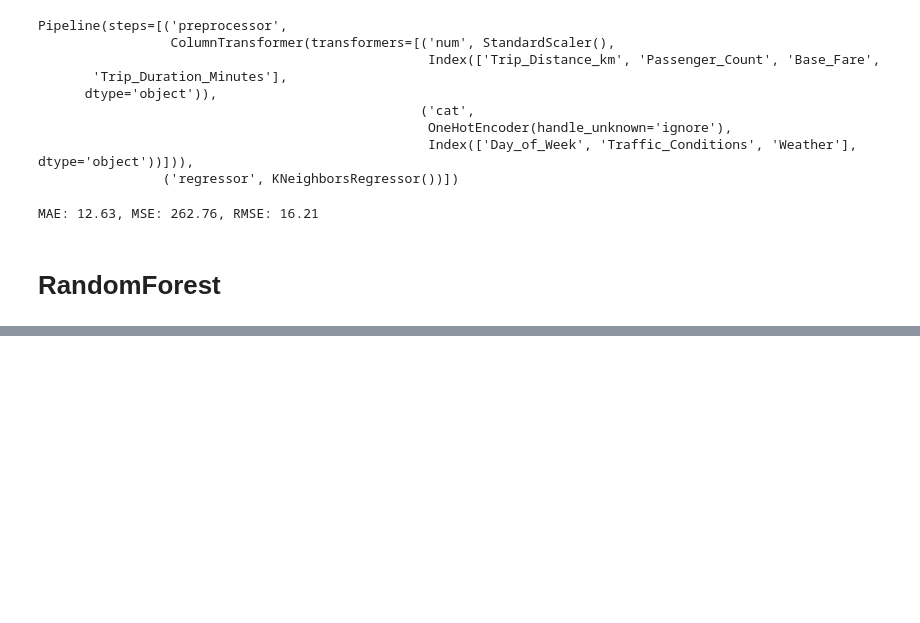
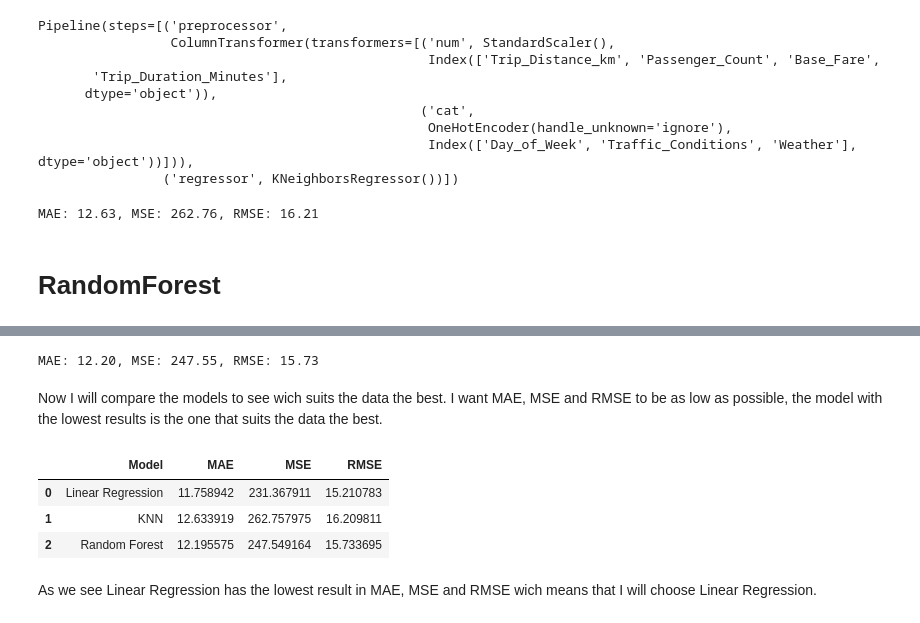
Before and after one commit to norelindkvist-debug/taxi-prediction-fullstack-nore, a Jupyter notebook: src/taxipred/model_development/model_dev.ipynb, the cells around one changed output, grey strips where cells are left out. Drawn from its saved outputs; the diff is of its cells as text; code cells hidden in the pictures; blank space fills up the shorter version.

Commit message:
I have chose a model now, I chose Linear Regression

```diff
--- a/src/taxipred/model_development/model_dev.ipynb
+++ b/src/taxipred/model_development/model_dev.ipynb
@@ -181,3 +181,5 @@ rf_model = Pipeline(steps=[
         random_state=42
     ))
 ])
+# %%
+rf_model.fit(X_train, y_train)
@@ -183,0 +197,28 @@ rf_model = Pipeline(steps=[
+# %%
+y_pred_rf = rf_model.predict(X_test)
+# %%
+mae_rf = mean_absolute_error(y_test, y_pred_rf)
+mse_rf = mean_squared_error(y_test, y_pred_rf)
+rmse_rf = np.sqrt(mean_squared_error(y_test, y_pred_rf))
+
+print(f"MAE: {mae_rf:.2f}, MSE: {mse_rf:.2f}, RMSE: {rmse_rf:.2f}")
+# %% [output]
+MAE: 12.20, MSE: 247.55, RMSE: 15.73
+# %% [markdown]
+Now I will compare the models to see wich suits the data the best. I want MAE, MSE and RMSE to be as low as possible, the model with the lowest results is the one that suits the data the best.
+# %%
+results = pd.DataFrame({
+    "Model": ["Linear Regression", "KNN", "Random Forest"],
+    "MAE": [mae, mae_knn, mae_rf],
+    "MSE": [mse, mse_knn, mse_rf],
+    "RMSE": [rmse, rmse_knn, rmse_rf]
+})
+
+results
+# %% [output]
+|  | Model | MAE | MSE | RMSE |
+| 0 | Linear Regression | 11.758942 | 231.367911 | 15.210783 |
+| 1 | KNN | 12.633919 | 262.757975 | 16.209811 |
+| 2 | Random Forest | 12.195575 | 247.549164 | 15.733695 |
+# %% [markdown]
+As we see Linear Regression has the lowest result in MAE, MSE and RMSE wich means that I will choose Linear Regression.
```
Also changed, not shown: parts of 7 cells of this notebook.
